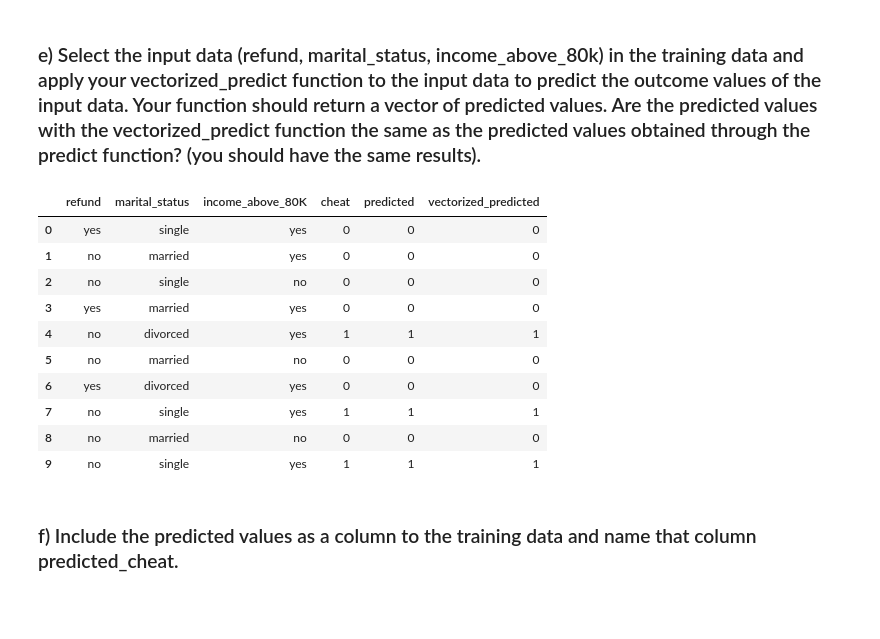
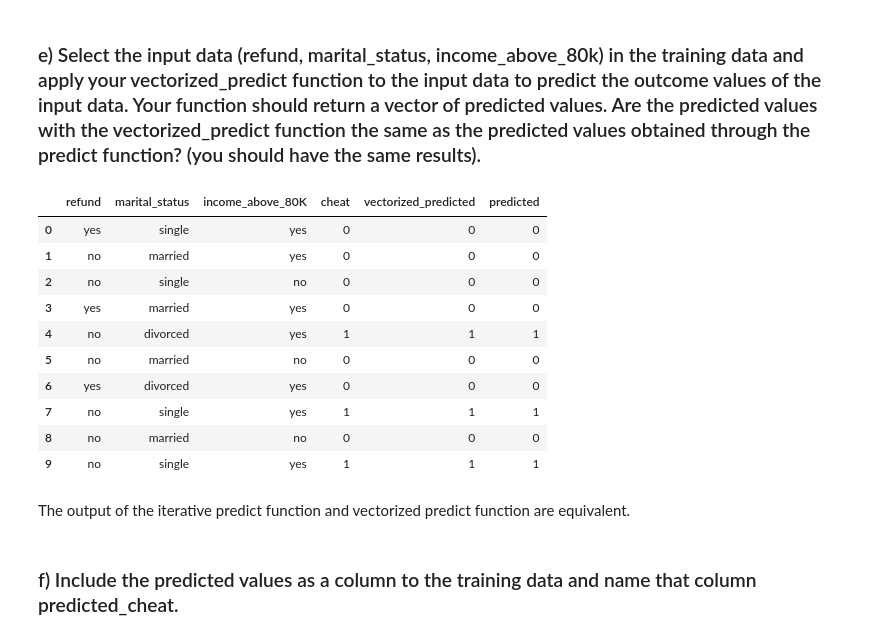
Before and after one commit to benkarabinus/nerdy_data_stuff, a Jupyter notebook: DU/COMP4448/Assignment2/Ben_Karabinus_Assignment2.ipynb, the cells around one changed output. Saved outputs shown, nothing was run; the diff lists cells and outputs as text; code cells hidden in the pictures; blank space fills up the shorter version.

```diff
--- a/DU/COMP4448/Assignment2/Ben_Karabinus_Assignment2.ipynb
+++ b/DU/COMP4448/Assignment2/Ben_Karabinus_Assignment2.ipynb
@@ -92,18 +110,22 @@ tax_data
 # %% [markdown]
 ### e)	Select the input data (refund, marital_status, income_above_80k) in the training data and apply your vectorized_predict function to the input data to predict the outcome values of the input data. Your function should return a vector of predicted values. Are the predicted values with the vectorized_predict function the same as the predicted values obtained through the predict function? (you should have the same results).
-# %%
-tax_data['vectorized_predicted'] = vectorized_predict(tax_data)
-tax_data
-# %% [output]
-|  | refund | marital_status | income_above_80K | cheat | predicted | vectorized_predicted |
-| 0 | yes | single | yes | 0 | 0 | 0 |
-| 1 | no | married | yes | 0 | 0 | 0 |
-| 2 | no | single | no | 0 | 0 | 0 |
-| 3 | yes | married | yes | 0 | 0 | 0 |
-| 4 | no | divorced | yes | 1 | 1 | 1 |
-| 5 | no | married | no | 0 | 0 | 0 |
-| 6 | yes | divorced | yes | 0 | 0 | 0 |
-| 7 | no | single | yes | 1 | 1 | 1 |
-| 8 | no | married | no | 0 | 0 | 0 |
-| 9 | no | single | yes | 1 | 1 | 1 |
+# %%
+"""apply the vectorized rule function to the data"""
+
+training_data['vectorized_predicted'] = vectorized_predict(training_data)
+training_data
+# %% [output]
+|  | refund | marital_status | income_above_80K | cheat | vectorized_predicted | predicted |
+| 0 | yes | single | yes | 0 | 0 | 0 |
+| 1 | no | married | yes | 0 | 0 | 0 |
+| 2 | no | single | no | 0 | 0 | 0 |
+| 3 | yes | married | yes | 0 | 0 | 0 |
+| 4 | no | divorced | yes | 1 | 1 | 1 |
+| 5 | no | married | no | 0 | 0 | 0 |
+| 6 | yes | divorced | yes | 0 | 0 | 0 |
+| 7 | no | single | yes | 1 | 1 | 1 |
+| 8 | no | married | no | 0 | 0 | 0 |
+| 9 | no | single | yes | 1 | 1 | 1 |
+# %% [markdown]
+The output of the iterative predict function and vectorized predict function are equivalent.
 # %%
```
Also changed, not shown: parts of 42 cells of this notebook, 1 other file.
